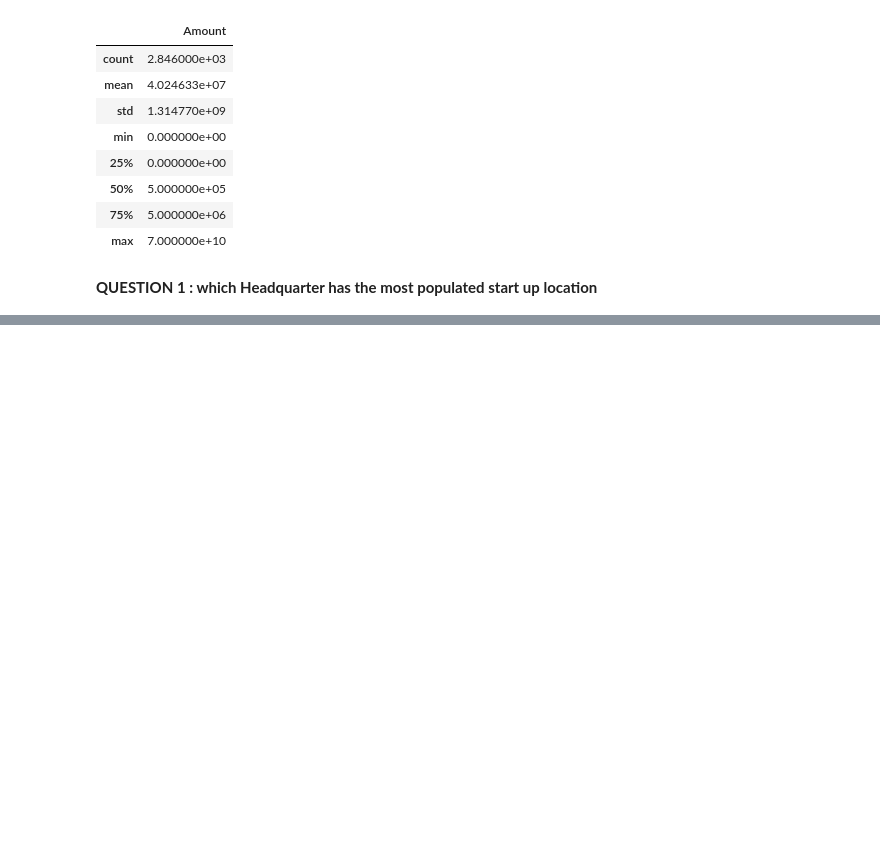
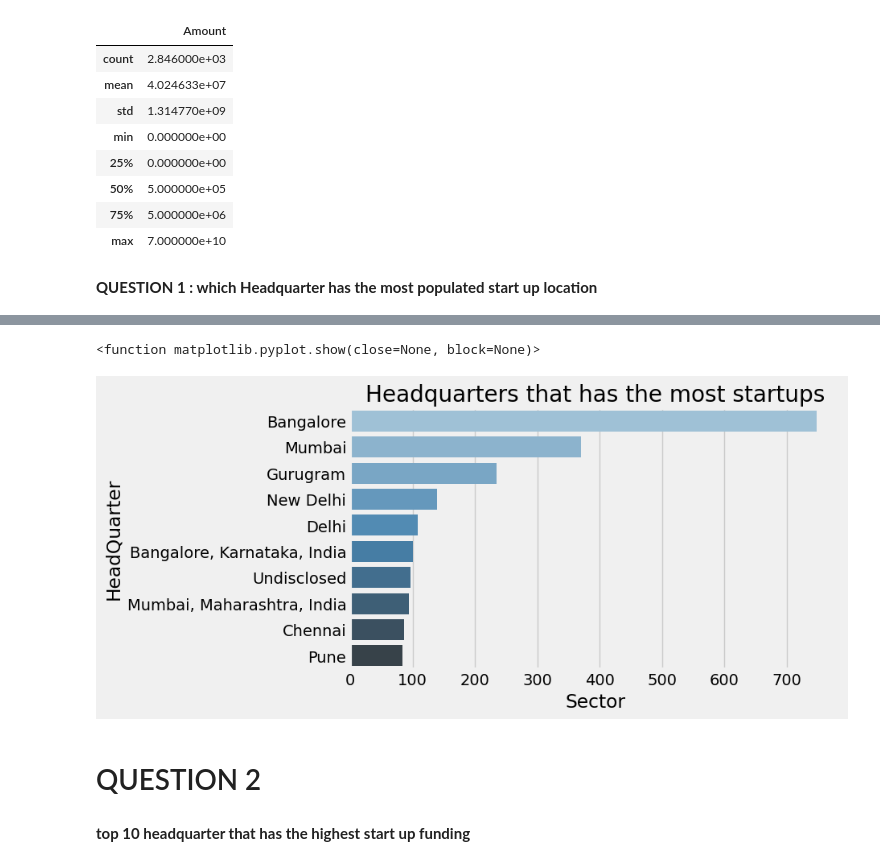
Before and after one commit to valentinewawira-o/LP1-learner, a Jupyter notebook: notebook.ipynb, the cells around one changed output, grey strips where cells are left out. Saved outputs shown, nothing was run; the diff lists cells and outputs as text; code cells hidden in the pictures; blank space fills up the shorter version.

Commit message:
indian_startup_fund

```diff
--- a/notebook.ipynb
+++ b/notebook.ipynb
@@ -671,0 +684,4 @@ KeyError: 'HeadQuater'
+# %%
+most_populated_location = indian_startup_df. groupby('HeadQuarter')['Sector'].count(). reset_index()
+most_populated_location = most_populated_location.sort_values(by='Sector', ascending = False)
+most_populated_location.head(10)
@@ -671,0 +700,13 @@ KeyError: 'HeadQuater'
+# %%
+plt.figure(figsize=(7,4))
+plt.title('Headquarters that has the most startups')
+plt.style.use('fivethirtyeight')
+sns.barplot(y='HeadQuarter', x='Sector', palette="Blues_d", data=most_populated_location.iloc[:10])
+plt.show
+# %% [output]
+<function matplotlib.pyplot.show(close=None, block=None)>
+[figure, added]
+# %% [markdown]
+# QUESTION 2
+# %% [markdown]
+<b> top 10 headquarter that has the highest start up funding<b>
```
Also changed, not shown: parts of 17 cells of this notebook.
